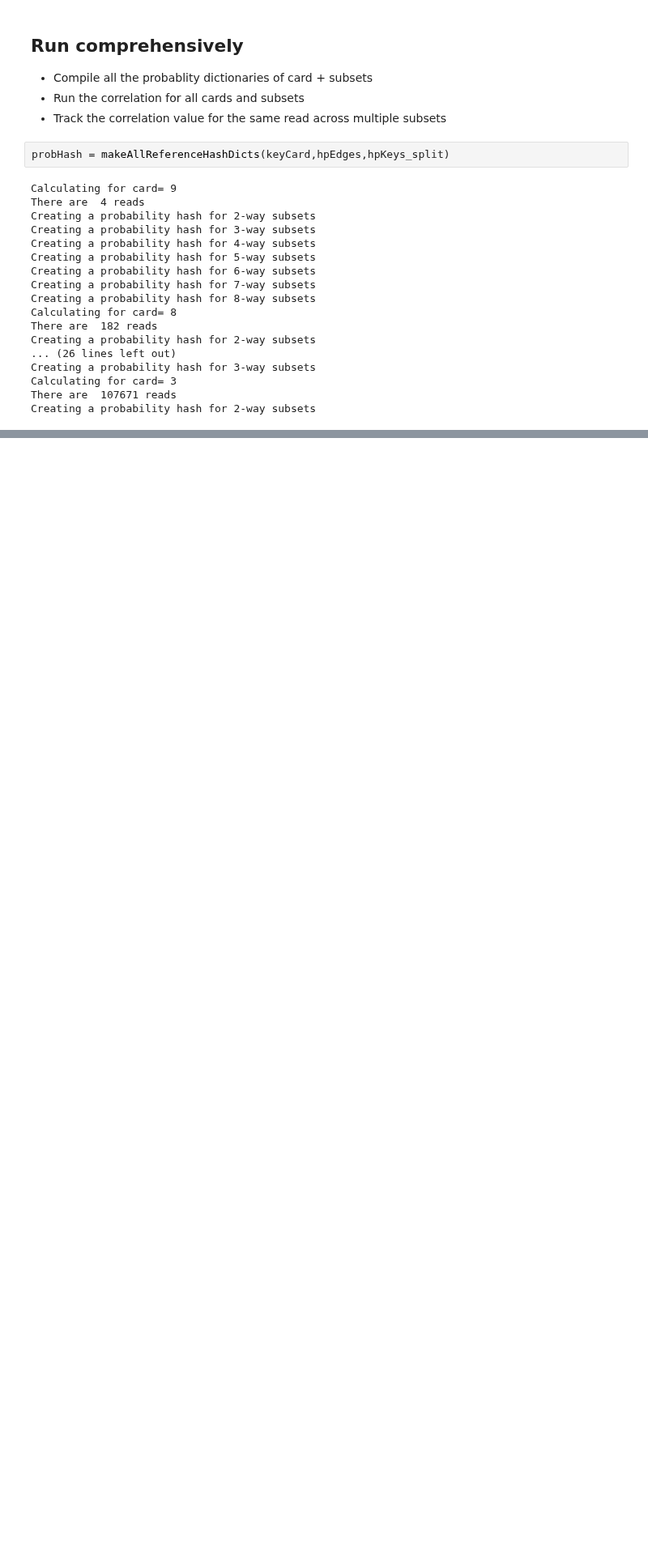
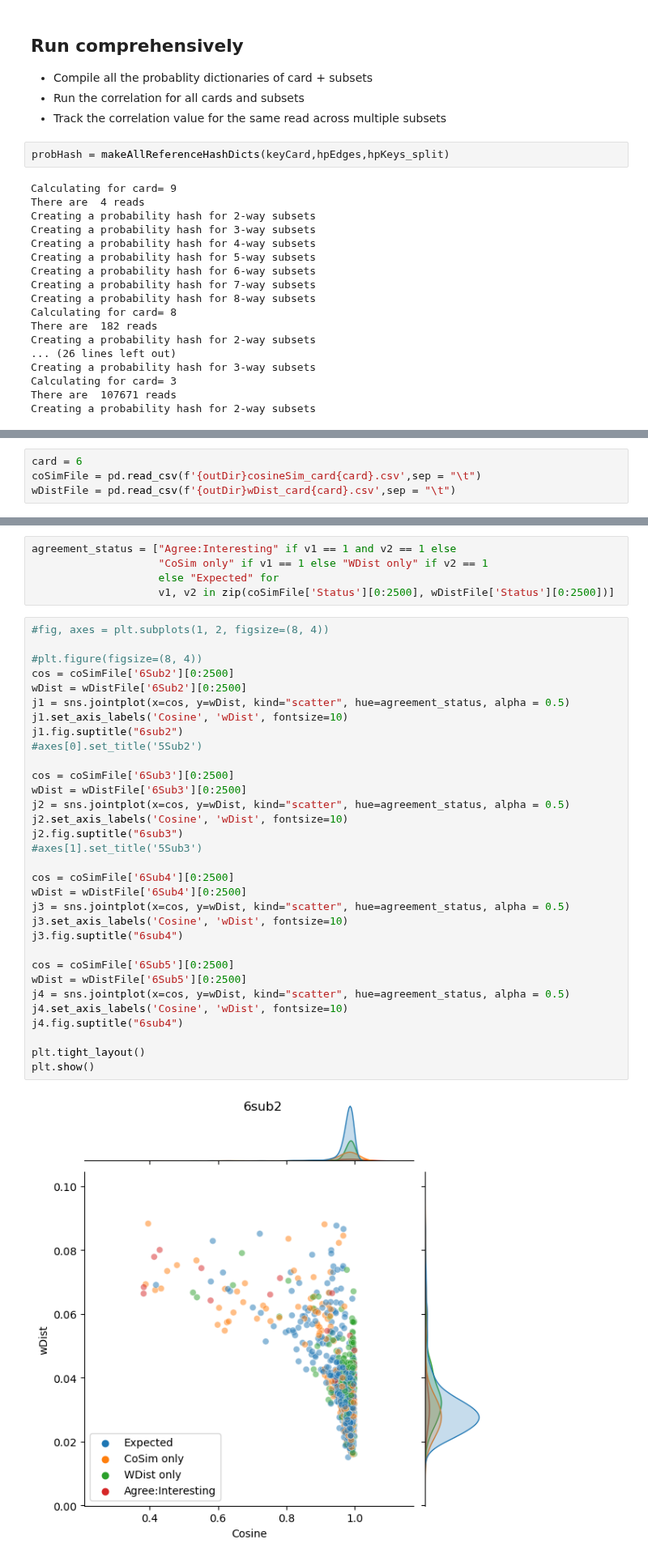
Before and after one commit to noush-joglekar/sporeC_prelim, a Jupyter notebook: scripts/jupyterNB/getMultiwayExpectedProbsByDist.ipynb, the cells around one changed output, grey strips where cells are left out. Shown at 81% size. Saved outputs shown, nothing was run; the diff lists cells and outputs as text; blank space fills up the shorter version.

```diff
--- a/scripts/jupyterNB/getMultiwayExpectedProbsByDist.ipynb
+++ b/scripts/jupyterNB/getMultiwayExpectedProbsByDist.ipynb
@@ -429,0 +436,4 @@ cosStats
+# %%
+card = 6
+coSimFile = pd.read_csv(f'{outDir}cosineSim_card{card}.csv',sep = "\t")
+wDistFile = pd.read_csv(f'{outDir}wDist_card{card}.csv',sep = "\t")
@@ -429,0 +462,39 @@ cosStats
+# %%
+agreement_status = ["Agree:Interesting" if v1 == 1 and v2 == 1 else
+                    "CoSim only" if v1 == 1 else "WDist only" if v2 == 1
+                    else "Expected" for
+                    v1, v2 in zip(coSimFile['Status'][0:2500], wDistFile['Status'][0:2500])]
+# %%
+#fig, axes = plt.subplots(1, 2, figsize=(8, 4))
+
+#plt.figure(figsize=(8, 4))
+cos = coSimFile['6Sub2'][0:2500]
+wDist = wDistFile['6Sub2'][0:2500]
+j1 = sns.jointplot(x=cos, y=wDist, kind="scatter", hue=agreement_status, alpha = 0.5)
+j1.set_axis_labels('Cosine', 'wDist', fontsize=10)
+j1.fig.suptitle("6sub2")
+#axes[0].set_title('5Sub2')
+
+cos = coSimFile['6Sub3'][0:2500]
+wDist = wDistFile['6Sub3'][0:2500]
+j2 = sns.jointplot(x=cos, y=wDist, kind="scatter", hue=agreement_status, alpha = 0.5)
+j2.set_axis_labels('Cosine', 'wDist', fontsize=10)
+j2.fig.suptitle("6sub3")
+#axes[1].set_title('5Sub3')
+
+cos = coSimFile['6Sub4'][0:2500]
+wDist = wDistFile['6Sub4'][0:2500]
+j3 = sns.jointplot(x=cos, y=wDist, kind="scatter", hue=agreement_status, alpha = 0.5)
+j3.set_axis_labels('Cosine', 'wDist', fontsize=10)
+j3.fig.suptitle("6sub4")
+
+cos = coSimFile['6Sub5'][0:2500]
+wDist = wDistFile['6Sub5'][0:2500]
+j4 = sns.jointplot(x=cos, y=wDist, kind="scatter", hue=agreement_status, alpha = 0.5)
+j4.set_axis_labels('Cosine', 'wDist', fontsize=10)
+j4.fig.suptitle("6sub4")
+
+plt.tight_layout()
+plt.show()
+# %% [output]
+[figure, added]
```
Also changed, not shown: parts of 13 cells of this notebook.
